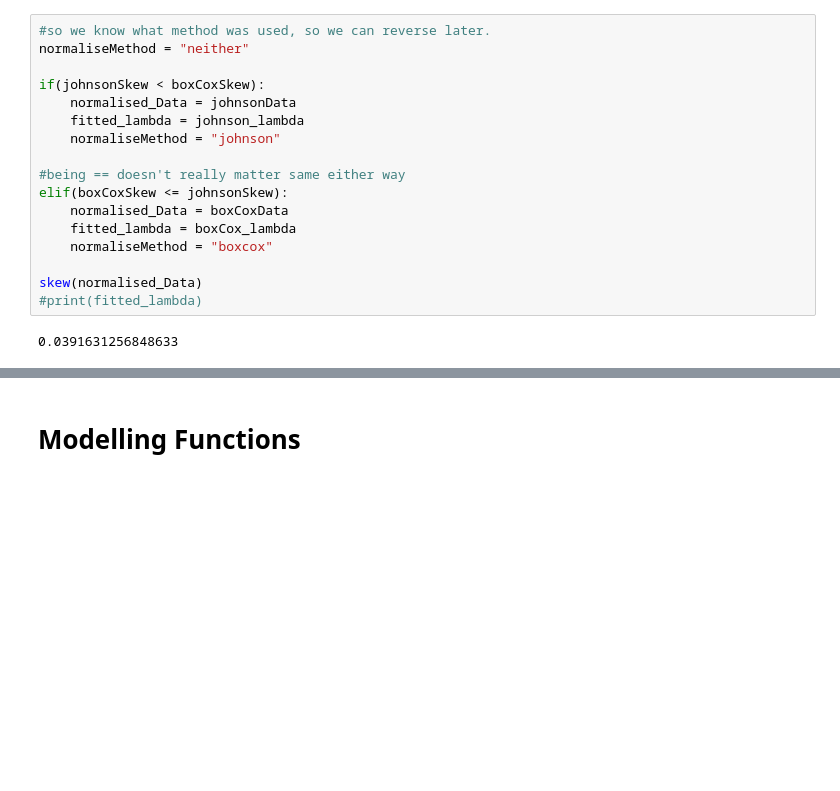
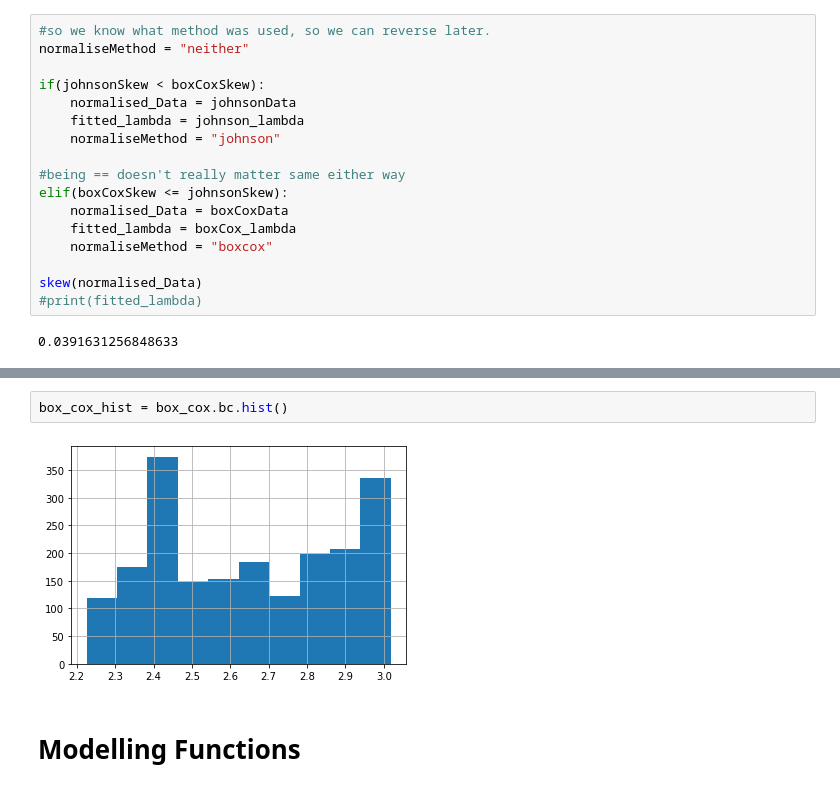
Before and after one commit to cian-moynagh/Group-40-Sweng, a Jupyter notebook: Model Fitting.ipynb, the cells around one changed output, grey strips where cells are left out. Saved outputs shown, nothing was run; the diff lists cells and outputs as text; blank space fills up the shorter version.

Commit message:
added before/after histograms for box-cox norm to add to dashboard

```diff
--- a/Model Fitting.ipynb
+++ b/Model Fitting.ipynb
@@ -81,3 +90,7 @@ actual.show()
+# %%
+box_cox_hist = box_cox.bc.hist()
+# %% [output]
+[figure, added]
 # %% [markdown]
 # Modelling Functions
 # %% [markdown]
```
Also changed, not shown: parts of 1 cell of this notebook.
